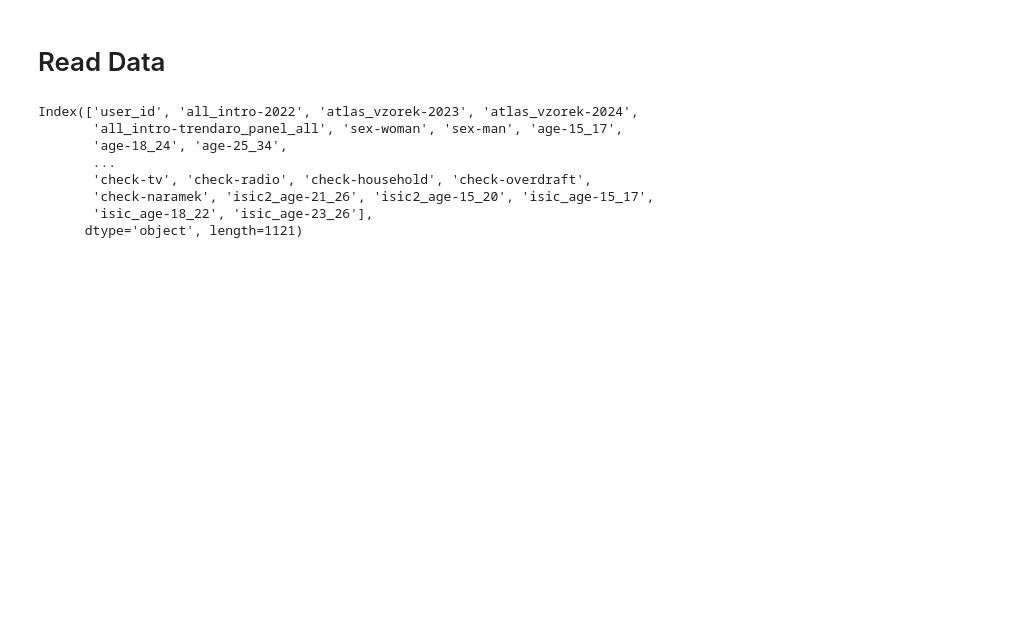
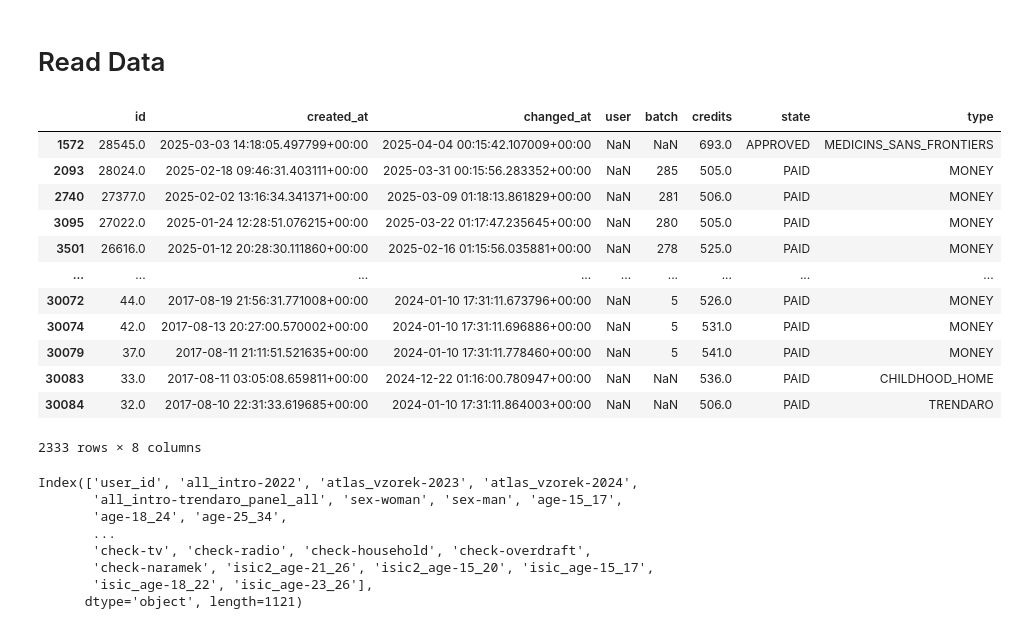
Before and after one commit to vuva00/DP-DataEight, a Jupyter notebook: sandbox/data-prep&modeling.ipynb, the cells around one changed output. Cells and saved outputs as stored; diff of their text form; code cells hidden in the pictures; blank space fills up the shorter version.

```diff
--- a/sandbox/data-prep&modeling.ipynb
+++ b/sandbox/data-prep&modeling.ipynb
@@ -9,6 +21,26 @@ from datetime import datetime as dt
 df_credits = pd.read_csv('../data/User Credits Student Access.csv', encoding='utf-8')
 df_atlas = pd.read_csv('../data/Atlas Cechu Student Access.csv', encoding='utf-8')
 df_payments = pd.read_csv('../data/Payments Student Access.csv', encoding='utf-8')
+# %%
+df_payments[(df_payments['user'].isna())&(df_payments['credits']>=500)]
+df_payments[(df_payments['user'].isna())&(df_payments['credits']<500)]
+df_payments[(df_payments['user'].isna())&(df_payments['credits'].isna())]
+
+df_payments[df_payments['id'].isnull()]
+# %% [output]
+|  | id | created_at | changed_at | user | batch | credits | state | type |
+| 1572 | 28545.0 | 2025-03-03 14:18:05.497799+00:00 | 2025-04-04 00:15:42.107009+00:00 | NaN | NaN | 693.0 | APPROVED | MEDICINS_SANS_FRONTIERS |
+| 2093 | 28024.0 | 2025-02-18 09:46:31.403111+00:00 | 2025-03-31 00:15:56.283352+00:00 | NaN | 285 | 505.0 | PAID | MONEY |
+| 2740 | 27377.0 | 2025-02-02 13:16:34.341371+00:00 | 2025-03-09 01:18:13.861829+00:00 | NaN | 281 | 506.0 | PAID | MONEY |
+| 3095 | 27022.0 | 2025-01-24 12:28:51.076215+00:00 | 2025-03-22 01:17:47.235645+00:00 | NaN | 280 | 505.0 | PAID | MONEY |
+| 3501 | 26616.0 | 2025-01-12 20:28:30.111860+00:00 | 2025-02-16 01:15:56.035881+00:00 | NaN | 278 | 525.0 | PAID | MONEY |
+| ... | ... | ... | ... | ... | ... | ... | ... | ... |
+| 30072 | 44.0 | 2017-08-19 21:56:31.771008+00:00 | 2024-01-10 17:31:11.673796+00:00 | NaN | 5 | 526.0 | PAID | MONEY |
+| 30074 | 42.0 | 2017-08-13 20:27:00.570002+00:00 | 2024-01-10 17:31:11.696886+00:00 | NaN | 5 | 531.0 | PAID | MONEY |
+| 30079 | 37.0 | 2017-08-11 21:11:51.521635+00:00 | 2024-01-10 17:31:11.778460+00:00 | NaN | 5 | 541.0 | PAID | MONEY |
+| 30083 | 33.0 | 2017-08-11 03:05:08.659811+00:00 | 2024-12-22 01:16:00.780947+00:00 | NaN | NaN | 536.0 | PAID | CHILDHOOD_HOME |
+| 30084 | 32.0 | 2017-08-10 22:31:33.619685+00:00 | 2024-01-10 17:31:11.864003+00:00 | NaN | NaN | 506.0 | PAID | TRENDARO |
+2333 rows × 8 columns
 # %%
 df_atlas.columns
 # %% [output]
```
Also changed, not shown: parts of 20 cells of this notebook, 7 other files.
